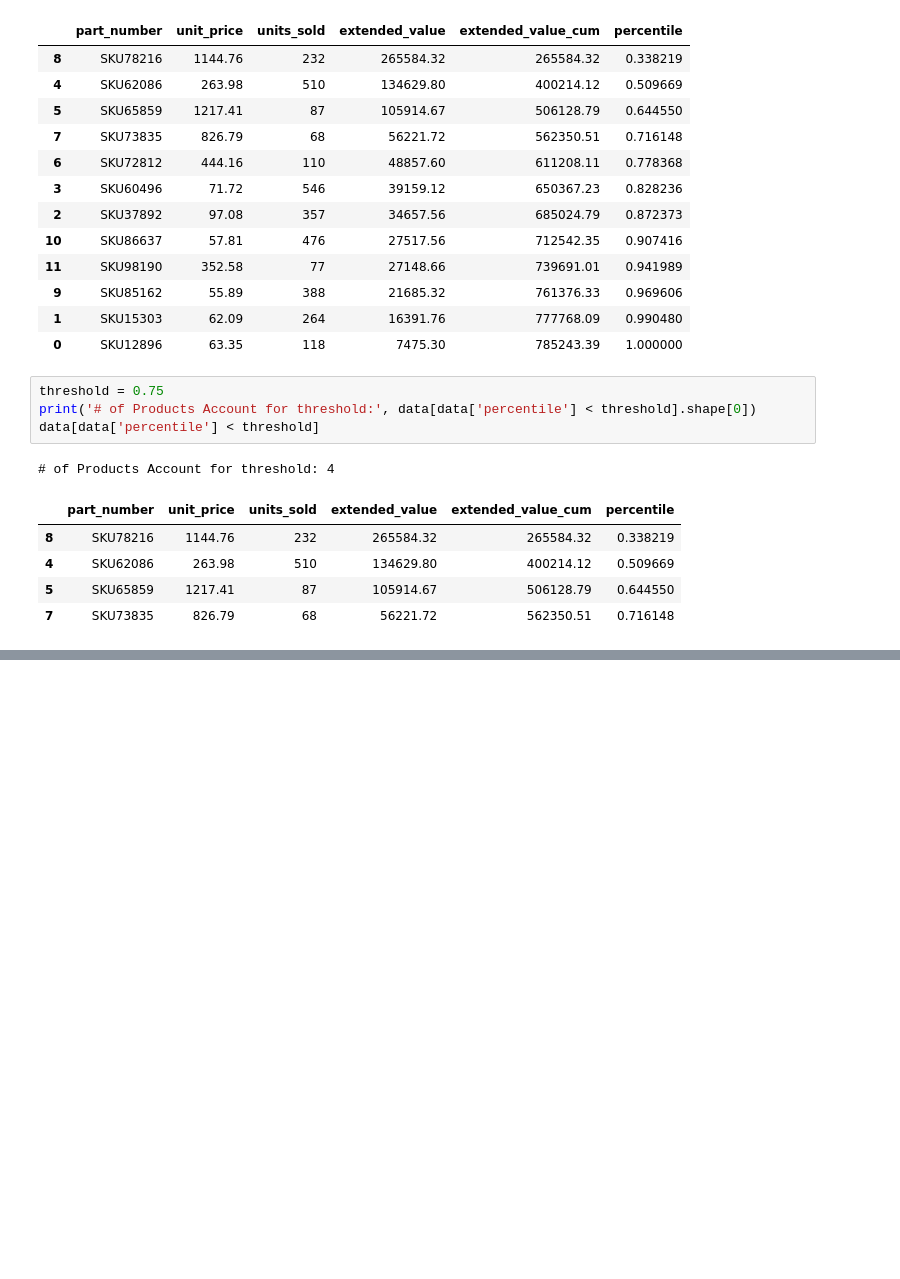
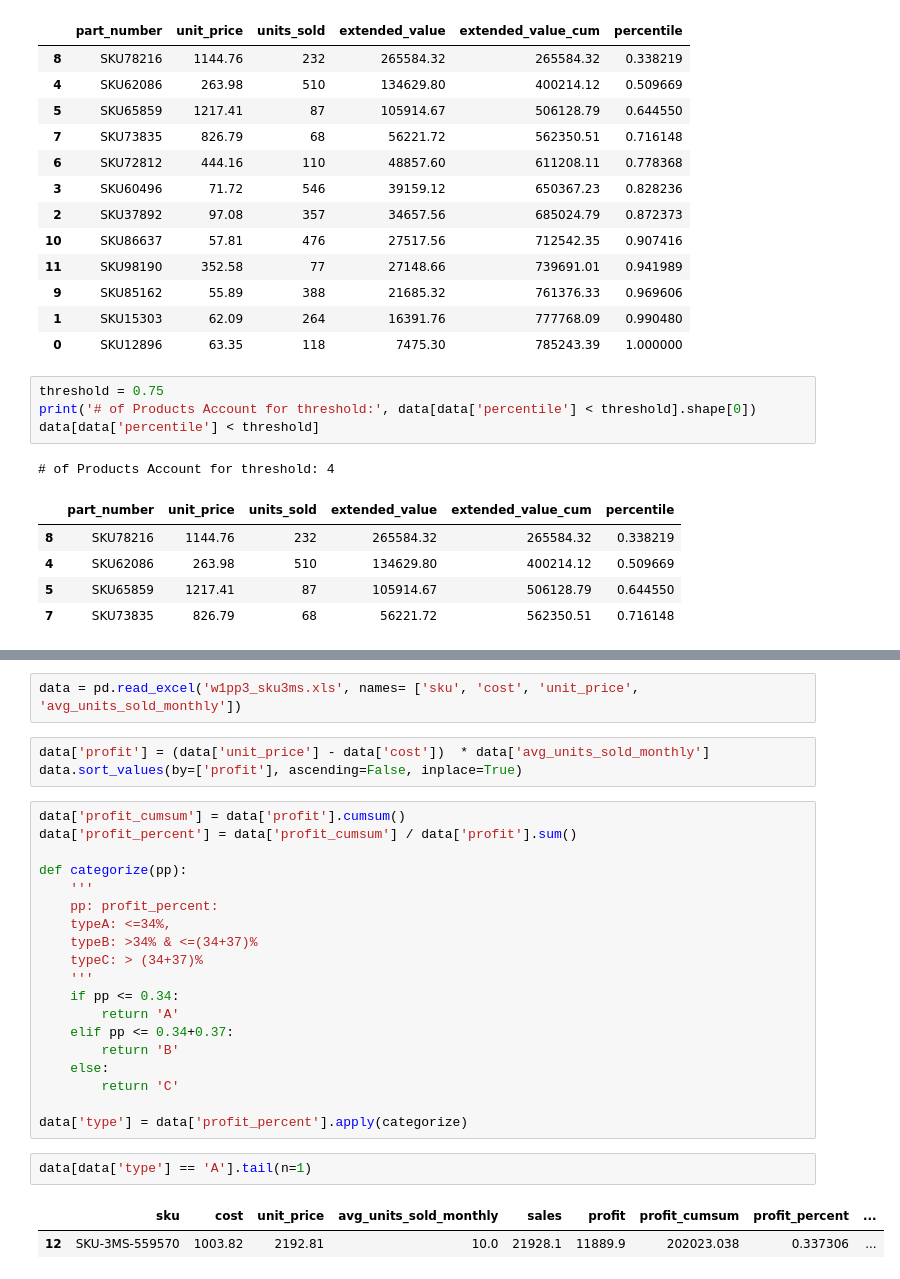
Before and after one commit to datafireball/sc1x, a Jupyter notebook: week1/notes.ipynb, the cells around one changed output, grey strips where cells are left out. Cells and saved outputs as stored; diff of their text form; blank space fills up the shorter version.

```diff
--- a/week1/notes.ipynb
+++ b/week1/notes.ipynb
@@ -61,0 +129,29 @@ data[data['percentile'] < threshold]
+# %%
+data = pd.read_excel('w1pp3_sku3ms.xls', names= ['sku', 'cost', 'unit_price', 'avg_units_sold_monthly'])
+# %%
+data['profit'] = (data['unit_price'] - data['cost'])  * data['avg_units_sold_monthly']
+data.sort_values(by=['profit'], ascending=False, inplace=True)
+# %%
+data['profit_cumsum'] = data['profit'].cumsum()
+data['profit_percent'] = data['profit_cumsum'] / data['profit'].sum()
+
+def categorize(pp):
+    '''
+    pp: profit_percent:
+    typeA: <=34%,
+    typeB: >34% & <=(34+37)%
+    typeC: > (34+37)%
+    '''
+    if pp <= 0.34:
+        return 'A'
+    elif pp <= 0.34+0.37:
+        return 'B'
+    else:
+        return 'C'
+
+data['type'] = data['profit_percent'].apply(categorize)
+# %%
+data[data['type'] == 'A'].tail(n=1)
+# %% [output]
+|  | sku | cost | unit_price | avg_units_sold_monthly | sales | profit | profit_cumsum | profit_percent | ... |
+| 12 | SKU-3MS-559570 | 1003.82 | 2192.81 | 10.0 | 21928.1 | 11889.9 | 202023.038 | 0.337306 | ... |
```
Also changed, not shown: parts of 29 cells of this notebook, 2 other files.
